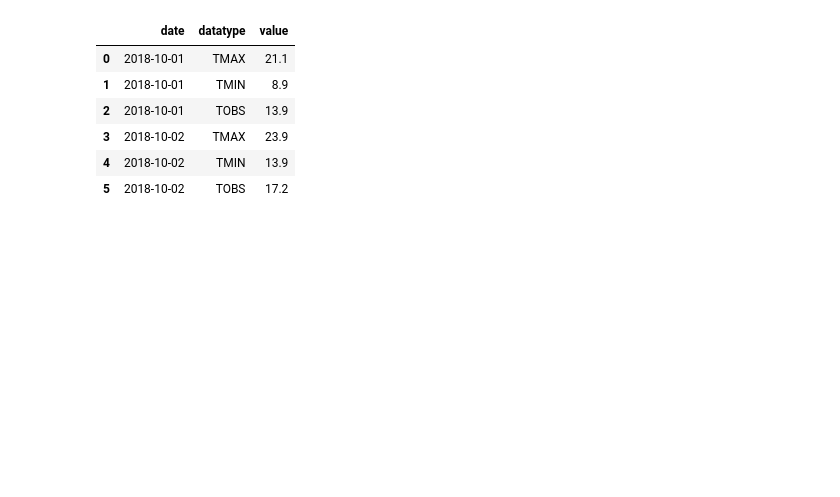
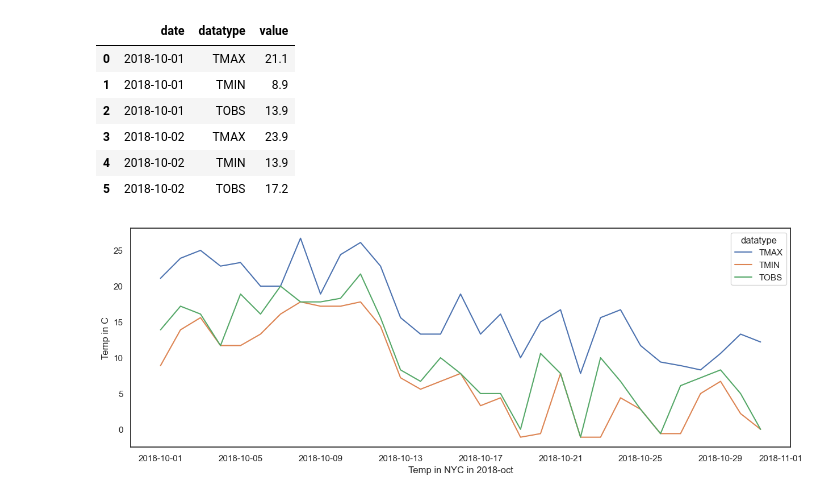
Before and after one commit to roger-mengqiu-chen/DS-learning, a Jupyter notebook: hands-on-da-with-pandas/ch03/1-wide_vs_long.ipynb, the cells around one changed output. Cells and saved outputs as stored; diff of their text form; code cells hidden in the pictures; blank space fills up the shorter version.

```diff
--- a/hands-on-da-with-pandas/ch03/1-wide_vs_long.ipynb
+++ b/hands-on-da-with-pandas/ch03/1-wide_vs_long.ipynb
@@ -24,3 +54,12 @@ long_df.head(6)
 | 3 | 2018-10-02 | TMAX | 23.9 |
 | 4 | 2018-10-02 | TMIN | 13.9 |
 | 5 | 2018-10-02 | TOBS | 17.2 |
+# %%
+import seaborn as sns
+sns.set_theme(rc={'figure.figsize':(15,5)}, style='white')
+ax = sns.lineplot(data=long_df, x='date', y='value', hue='datatype')
+ax.set_ylabel('Temp in C')
+ax.set_xlabel('Temp in NYC in 2018-oct')
+plt.show()
+# %% [output]
+[figure, added]
```
Also changed, not shown: parts of 4 cells of this notebook, 3 other files.
